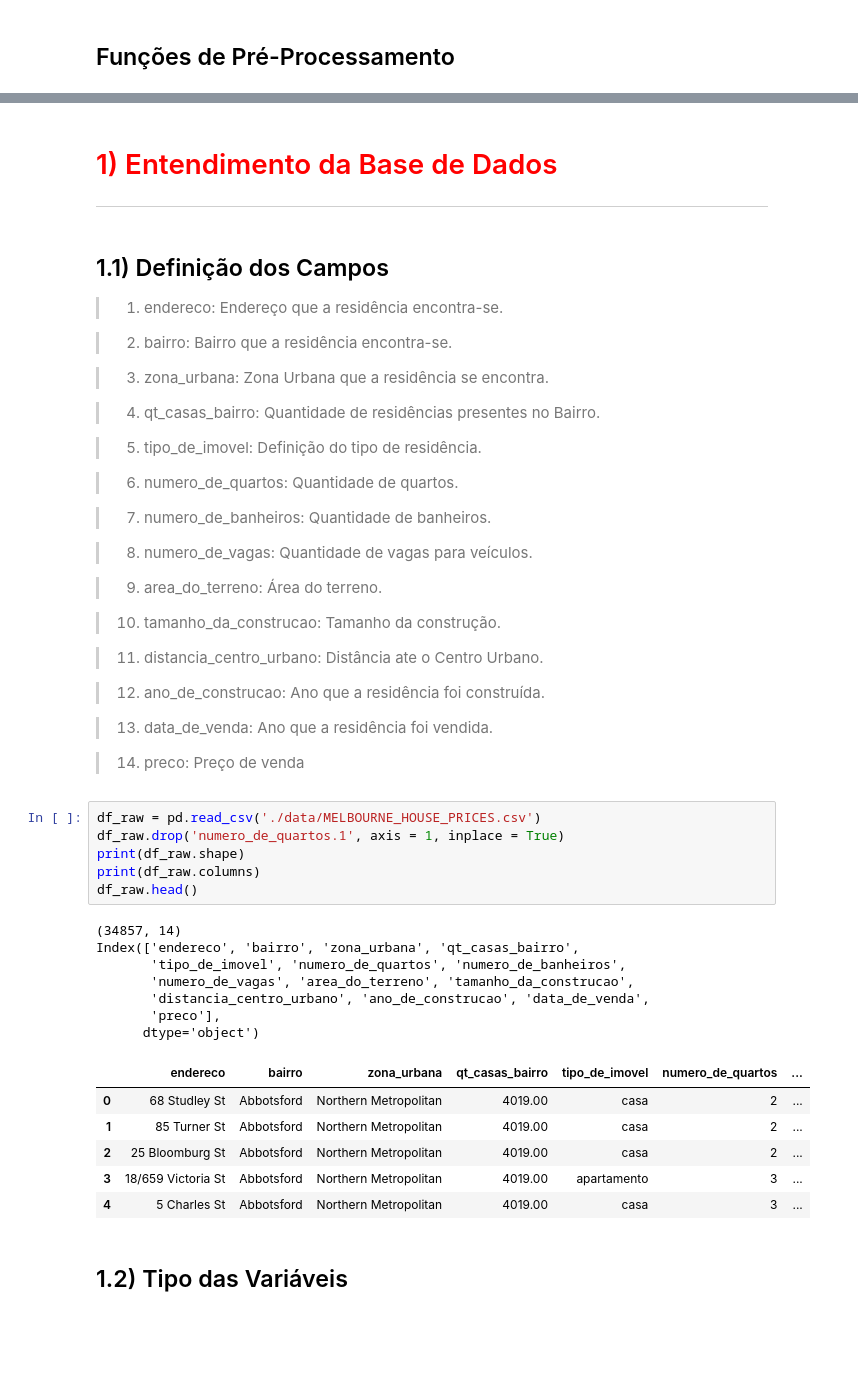
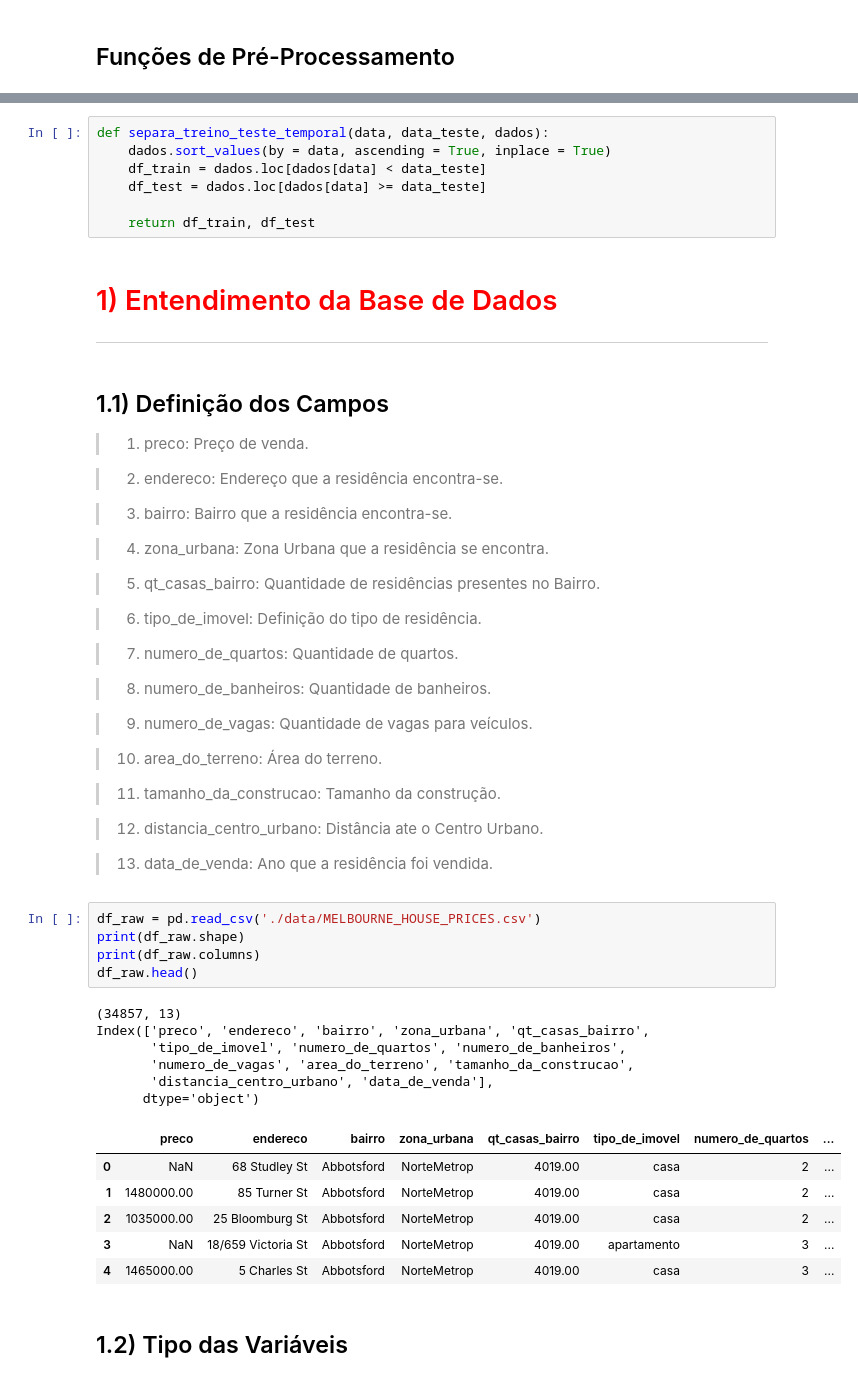
Before and after one commit to leonardovargas10/Modelo_Analise_Imoveis, a Jupyter notebook: analise_imoveis.ipynb, the cells around one changed output, grey strips where cells are left out. Saved outputs shown, nothing was run; the diff lists cells and outputs as text; blank space fills up the shorter version.

```diff
--- a/analise_imoveis.ipynb
+++ b/analise_imoveis.ipynb
@@ -428,56 +488,59 @@ def separa_treino_teste(target, dados, size):
+# %%
+def separa_treino_teste_temporal(data, data_teste, dados):
+    dados.sort_values(by = data, ascending = True, inplace = True)
+    df_train = dados.loc[dados[data] < data_teste]
+    df_test = dados.loc[dados[data] >= data_teste]
+
+    return df_train, df_test
 # %% [markdown]
 # <font color='red' style='font-size: 40px;'> 1) Entendimento da Base de Dados </font>
 <hr style='border: 2px solid red;'>
 # %% [markdown]
 ## 1.1) Definição dos Campos
 
-> 1. endereco: Endereço que a residência encontra-se.
+> 1. preco: Preço de venda.
 
-> 2. bairro: Bairro que a residência encontra-se.
+> 2. endereco: Endereço que a residência encontra-se.
 
-> 3. zona_urbana: Zona Urbana que a residência se encontra.
+> 3. bairro: Bairro que a residência encontra-se.
 
-> 4. qt_casas_bairro: Quantidade de residências presentes no Bairro.
+> 4. zona_urbana: Zona Urbana que a residência se encontra.
 
-> 5. tipo_de_imovel: Definição do tipo de residência.
+> 5. qt_casas_bairro: Quantidade de residências presentes no Bairro.
 
-> 6. numero_de_quartos: Quantidade de quartos.
+> 6. tipo_de_imovel: Definição do tipo de residência.
 
-> 7. numero_de_banheiros: Quantidade de banheiros.
+> 7. numero_de_quartos: Quantidade de quartos.
 
-> 8. numero_de_vagas: Quantidade de vagas para veículos.
+> 8. numero_de_banheiros: Quantidade de banheiros.
 
-> 9. area_do_terreno: Área do terreno.
+> 9. numero_de_vagas: Quantidade de vagas para veículos.
 
-> 10. tamanho_da_construcao: Tamanho da construção.
+> 10. area_do_terreno: Área do terreno.
 
-> 11. distancia_centro_urbano: Distância ate o Centro Urbano.
+> 11. tamanho_da_construcao: Tamanho da construção.
 
-> 12. ano_de_construcao: Ano que a residência foi construída.
+> 12. distancia_centro_urbano: Distância ate o Centro Urbano.
 
 > 13. data_de_venda: Ano que a residência foi vendida.
-
-> 14. preco: Preço de venda
 # %%
 df_raw = pd.read_csv('./data/MELBOURNE_HOUSE_PRICES.csv')
-df_raw.drop('numero_de_quartos.1', axis = 1, inplace = True)
 print(df_raw.shape)
 print(df_raw.columns)
 df_raw.head()
 # %% [output]
-(34857, 14)
-Index(['endereco', 'bairro', 'zona_urbana', 'qt_casas_bairro',
+(34857, 13)
+Index(['preco', 'endereco', 'bairro', 'zona_urbana', 'qt_casas_bairro',
        'tipo_de_imovel', 'numero_de_quartos', 'numero_de_banheiros',
        'numero_de_vagas', 'area_do_terreno', 'tamanho_da_construcao',
-       'distancia_centro_urbano', 'ano_de_construcao', 'data_de_venda',
-       'preco'],
+       'distancia_centro_urbano', 'data_de_venda'],
       dtype='object')
-|  | endereco | bairro | zona_urbana | qt_casas_bairro | tipo_de_imovel | numero_de_quartos | ... |
-| 0 | 68 Studley St | Abbotsford | Northern Metropolitan | 4019.00 | casa | 2 | ... |
-| 1 | 85 Turner St | Abbotsford | Northern Metropolitan | 4019.00 | casa | 2 | ... |
-| 2 | 25 Bloomburg St | Abbotsford | Northern Metropolitan | 4019.00 | casa | 2 | ... |
-| 3 | 18/659 Victoria St | Abbotsford | Northern Metropolitan | 4019.00 | apartamento | 3 | ... |
-| 4 | 5 Charles St | Abbotsford | Northern Metropolitan | 4019.00 | casa | 3 | ... |
+|  | preco | endereco | bairro | zona_urbana | qt_casas_bairro | tipo_de_imovel | numero_de_quartos | ... |
+| 0 | NaN | 68 Studley St | Abbotsford | NorteMetrop | 4019.00 | casa | 2 | ... |
+| 1 | 1480000.00 | 85 Turner St | Abbotsford | NorteMetrop | 4019.00 | casa | 2 | ... |
+| 2 | 1035000.00 | 25 Bloomburg St | Abbotsford | NorteMetrop | 4019.00 | casa | 2 | ... |
+| 3 | NaN | 18/659 Victoria St | Abbotsford | NorteMetrop | 4019.00 | apartamento | 3 | ... |
+| 4 | 1465000.00 | 5 Charles St | Abbotsford | NorteMetrop | 4019.00 | casa | 3 | ... |
 # %% [markdown]
 ## 1.2) Tipo das Variáveis
 # %%
```
Also changed, not shown: parts of 34 cells of this notebook, 1 other file.
